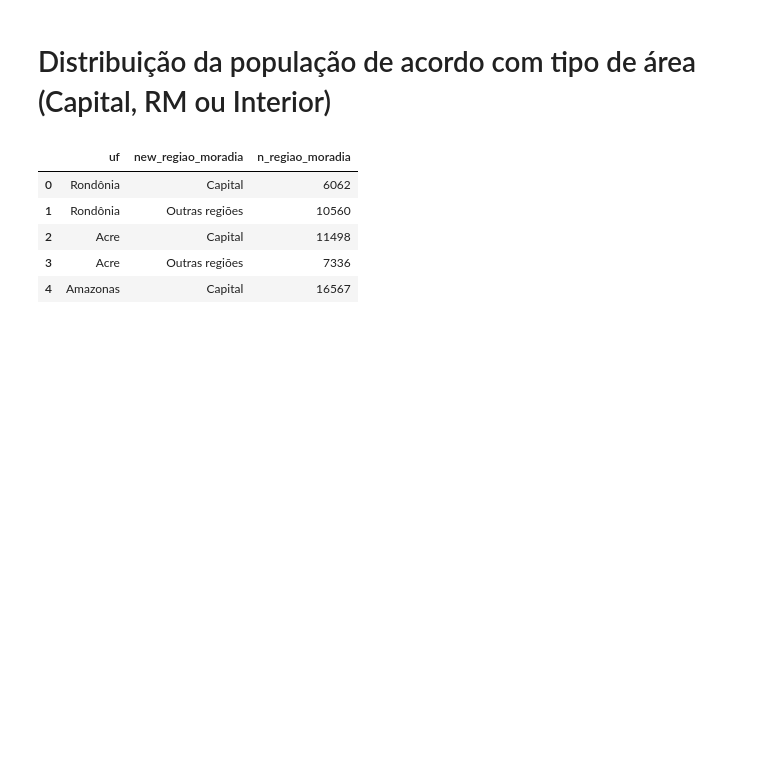
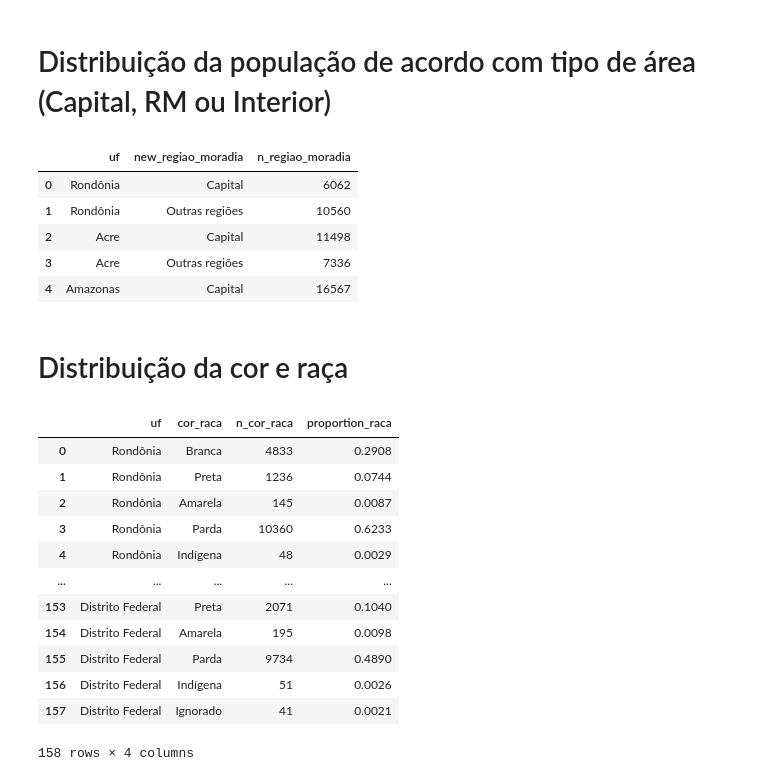
Before and after one commit to jackson-simionato/fase3_pos_tech, a Jupyter notebook: Tech_Challenge_Fase_3/2_create_visualizations.ipynb, the cells around one changed output. Cells and saved outputs as stored; diff of their text form; code cells hidden in the pictures; blank space fills up the shorter version.

Commit message:
Plot distribuicao cor-raca

```diff
--- a/Tech_Challenge_Fase_3/2_create_visualizations.ipynb
+++ b/Tech_Challenge_Fase_3/2_create_visualizations.ipynb
@@ -38,6 +38,8 @@ dict_sexo = {'1': 'Homem', '2':'Mulher'}
 dict_tipo_moradia = {'1':'Urbana','2':'Rural'}
 
 dict_regiao_moradia = {'1':'Capital', '2':'Região Metropolitana', '4':'Outras regiões'}
+
+dict_cor_raca = {'1':'Branca', '2':'Preta', '3':'Amarela', '4': 'Parda', '5':'Indígena', '9':'Ignorado'}
 # %% [markdown]
 # Conexão com Big Query
 # %%
@@ -185,2 +189,47 @@ fig_3.update_layout(title_x=0.5, width=1200, height=700, legend_traceorder='reve
 
 fig_3.show()
+# %% [markdown]
+# Distribuição da cor e raça
+# %%
+query_sql = f'''
+with cont_raca as
+(SELECT
+  uf,
+  cor_raca,
+  COUNT(cor_raca) as n_cor_raca
+FROM `brave-tea-400210.fase_3_tech_challenge.pnad-covid-19`
+GROUP BY uf, cor_raca
+ORDER BY uf, cor_raca)
+
+SELECT
+    uf,
+    cor_raca,
+    n_cor_raca,
+    ROUND(SUM(n_cor_raca)/SUM(n_cor_raca) OVER (PARTITION BY uf),4) AS proportion_raca
+FROM
+    cont_raca
+GROUP BY
+    uf, cor_raca, n_cor_raca
+ORDER BY uf, cor_raca
+'''
+
+query_job = client.query(query_sql)
+df_results = query_job.to_dataframe()
+# %%
+df_results['cor_raca'] = df_results['cor_raca'].astype(str).replace(dict_cor_raca)
+df_results['uf'] = df_results['uf'].astype(str).replace(dict_uf)
+df_results
+# %% [output]
+|  | uf | cor_raca | n_cor_raca | proportion_raca |
+| 0 | Rondônia | Branca | 4833 | 0.2908 |
+| 1 | Rondônia | Preta | 1236 | 0.0744 |
+| 2 | Rondônia | Amarela | 145 | 0.0087 |
+| 3 | Rondônia | Parda | 10360 | 0.6233 |
+| 4 | Rondônia | Indígena | 48 | 0.0029 |
+| ... | ... | ... | ... | ... |
+| 153 | Distrito Federal | Preta | 2071 | 0.1040 |
+| 154 | Distrito Federal | Amarela | 195 | 0.0098 |
+| 155 | Distrito Federal | Parda | 9734 | 0.4890 |
+| 156 | Distrito Federal | Indígena | 51 | 0.0026 |
+| 157 | Distrito Federal | Ignorado | 41 | 0.0021 |
+158 rows × 4 columns
```
Also changed, not shown: parts of 2 cells of this notebook, 3 other files.
